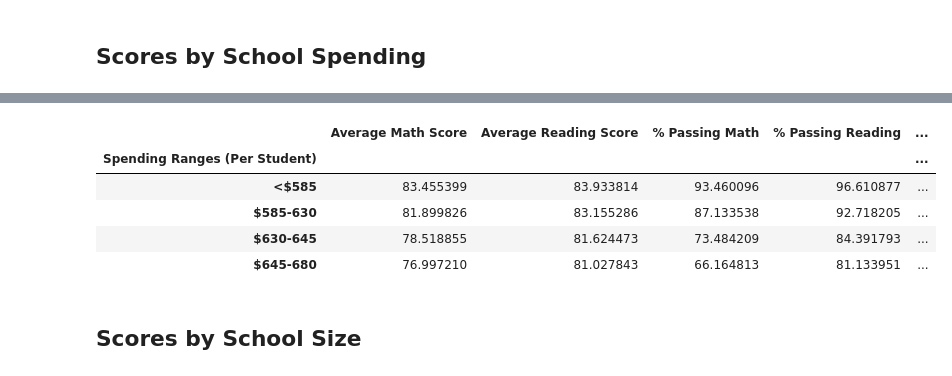
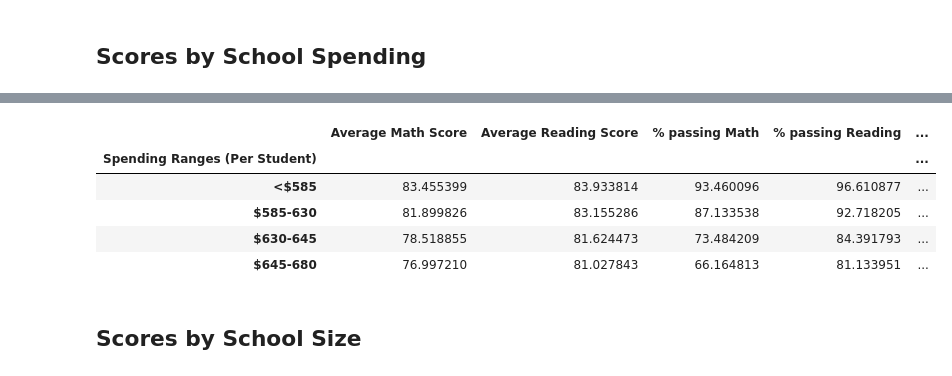
Before and after one commit to dilqvl62/pandas-challenge, a Jupyter notebook: PyCitySchools/PyCitySchools.ipynb, the cells around one changed output, grey strips where cells are left out. Saved outputs shown, nothing was run; the diff lists cells and outputs as text; code cells hidden in the pictures.

Commit message:
scores by school spending

```diff
--- a/PyCitySchools/PyCitySchools.ipynb
+++ b/PyCitySchools/PyCitySchools.ipynb
@@ -269,8 +269,8 @@ per_school_summary = pd.DataFrame({
                      "Average Math Score":per_school_math,
                      "Average Reading Score": per_school_reading,
                      "% Passing Math": per_school_passing_math,
-                     "% passing Reading": per_school_passing_reading,
-                     "%Overall Passing": overall_passing_rate
+                     "% Passing Reading": per_school_passing_reading,
+                     "% Overall Passing": overall_passing_rate
 })
 
 # Formatting
@@ -417,6 +427,6 @@ labels = ["<$585", "$585-630", "$630-645", "$645-680"]
 school_spending_df = per_school_summary.copy()
 # %%
 # Use `pd.cut` to categorize spending based on the bins.
-school_spending_df["Spending Ranges (Per Student)"] =
+school_spending_df["Spending Ranges (Per Student)"] = pd.cut(per_school_capita, bins = spending_bins, labels = labels)
 school_spending_df
 # %% [output]
@@ -445,12 +456,18 @@ spending_passing_reading = school_spending_df.groupby(["Spending Ranges (Per Stu
 overall_passing_spending = school_spending_df.groupby(["Spending Ranges (Per Student)"])["% Overall Passing"].mean()
 # %%
 # Assemble into DataFrame
-spending_summary =
+spending_summary = pd.DataFrame({
+                   "Average Math Score" : spending_math_scores,
+                   "Average Reading Score": spending_reading_scores,
+                   "% passing Math" : spending_passing_math,
+                   "% passing Reading": spending_passing_reading,
+                   "% Overall Passing": overall_passing_spending
+})
 
 # Display results
 spending_summary
 # %% [output]
-|  | Average Math Score | Average Reading Score | % Passing Math | % Passing Reading | ... |
+|  | Average Math Score | Average Reading Score | % passing Math | % passing Reading | ... |
 | Spending Ranges (Per Student) |  |  |  |  | ... |
 | <$585 | 83.455399 | 83.933814 | 93.460096 | 96.610877 | ... |
 | $585-630 | 81.899826 | 83.155286 | 87.133538 | 92.718205 | ... |
```
Also changed, not shown: parts of 8 cells of this notebook.
